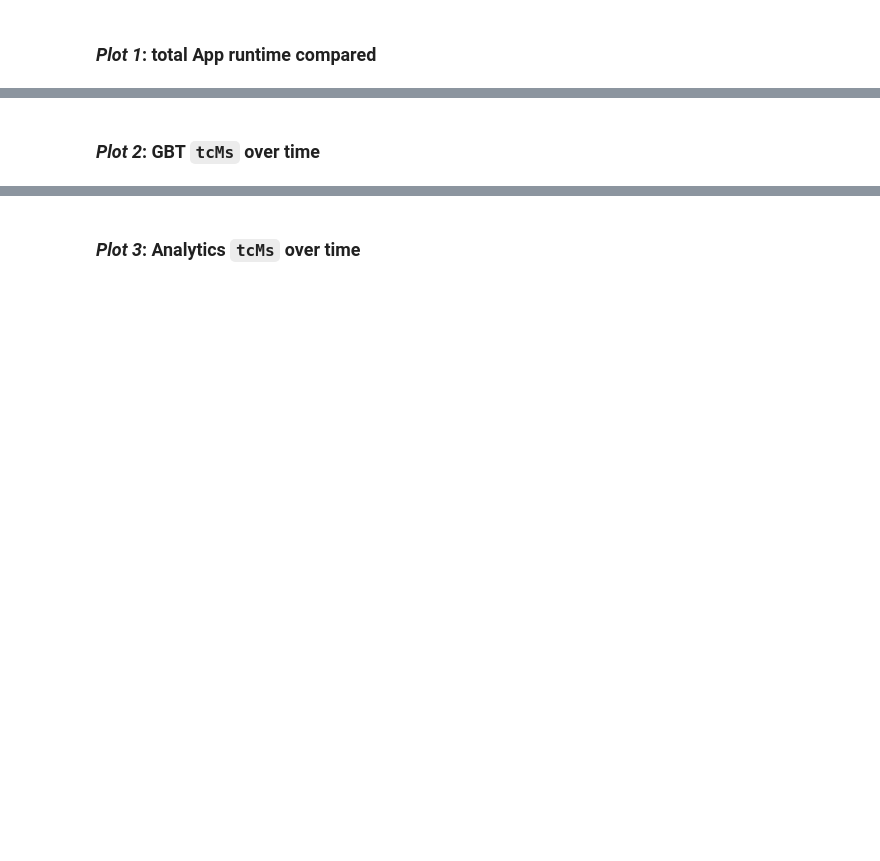
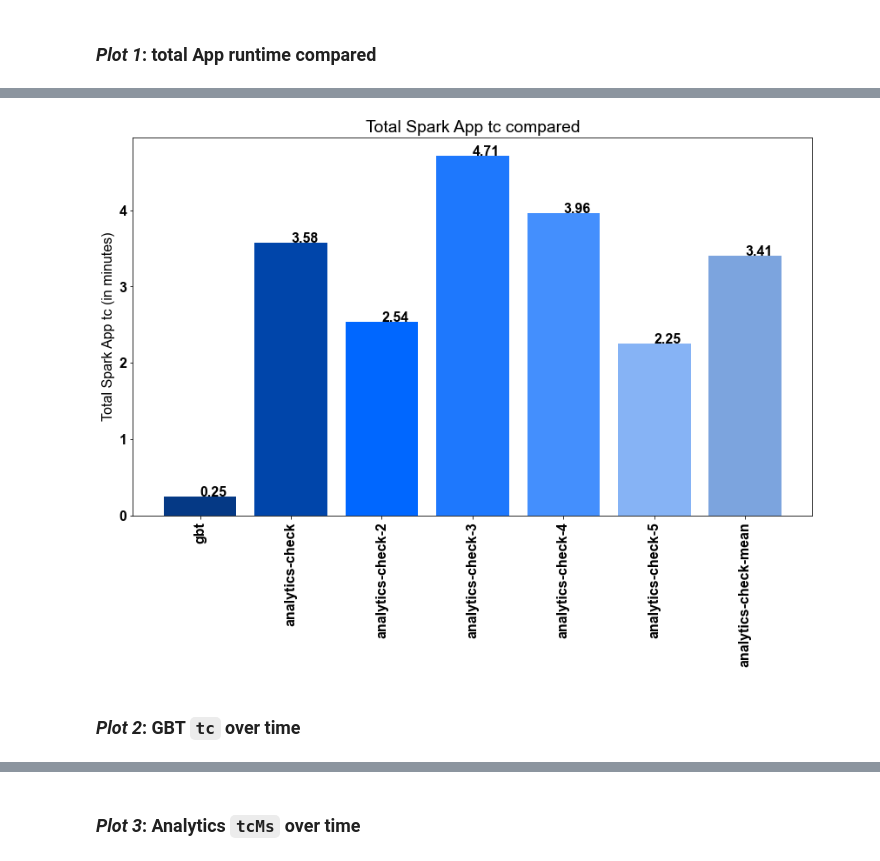
Before and after one commit to felidsche/enel-experiments, a Jupyter notebook: evaluation/gbt_analytics_cluster_experiments-large.ipynb, the cells around one changed output, grey strips where cells are left out. Cells and saved outputs as stored; diff of their text form; code cells hidden in the pictures; blank space fills up the shorter version.

```diff
--- a/evaluation/gbt_analytics_cluster_experiments-large.ipynb
+++ b/evaluation/gbt_analytics_cluster_experiments-large.ipynb
@@ -394,5 +511,42 @@ analytics_tcMs_sum_seconds
+# %%
+import matplotlib.pyplot as plt
+from matplotlib.pyplot import figure
+
+font = {'family' : 'arial',
+        'weight' : 'bold',
+        'size'   : 16}
+
+plt.rc('font', **font)
+
+
+labels = ['gbt','analytics-check', 'analytics-check-2', 'analytics-check-3', 'analytics-check-4', 'analytics-check-5', 'analytics-check-mean']
+
+# list index indicates run sequence
+gbt_check_tcMs_list = [gbt_tcMs_sum_seconds / 60]
+analytics_check_tcMs_list = []
+for i in analytics_check_tcMs:
+    analytics_check_tcMs_list.append(i / 60000)  # in minutes
+
+
+tcMs = gbt_check_tcMs_list + analytics_check_tcMs_list
+
+fig, ax = plt.subplots()
+fig.set_size_inches(14, 8)
+
+ax.bar(labels, tcMs, label='tcMs runtime (in minutes)', color=["#053985","#0045aa", "#0067ff", "#1e78fd", "#448ffd", "#86b3f5", "#7ca4de"])
+# annotate the values to the bars
+for i,j in zip(labels,tcMs):
+    ax.annotate(str(format(j, '.2f')),xy=(i,j))
+
+ax.set_ylabel('Total Spark App tc (in minutes)')
+ax.set_title('Total Spark App tc compared')
+ax.set_xticklabels(labels, rotation = 90)
+
+plt.show()
+# %% [output]
+[figure, added]
 # %% [markdown]
-### *Plot 2*: GBT `tcMs` over time
+### *Plot 2*: GBT `tc` over time
 # %%
 gbt_check_submission_time = gbt_check_df.select("submissionTime").toPandas()["submissionTime"]
 gbt_tc_ms = gbt_check_df.select("tcMs").toPandas()["tcMs"]
```
Also changed, not shown: parts of 34 cells of this notebook, 8 other files.
